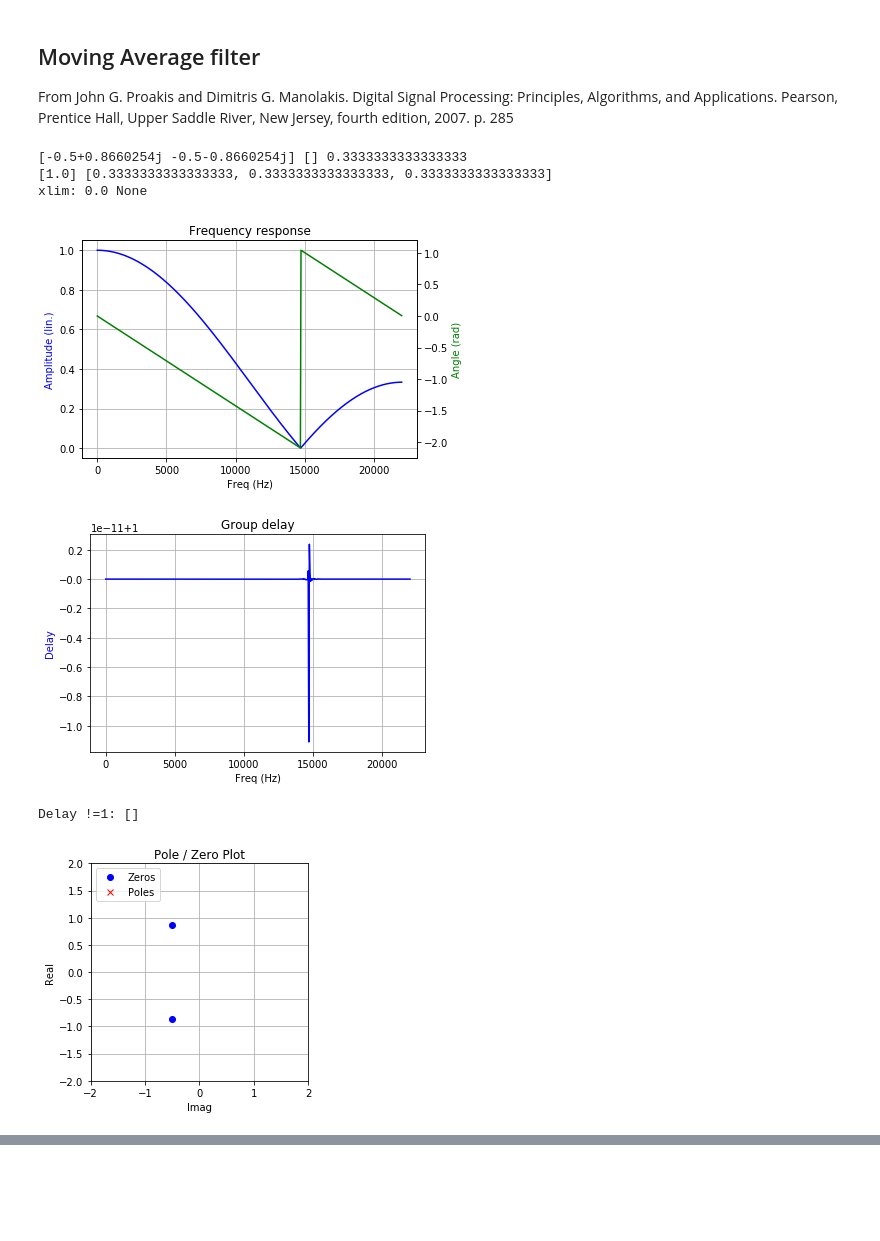
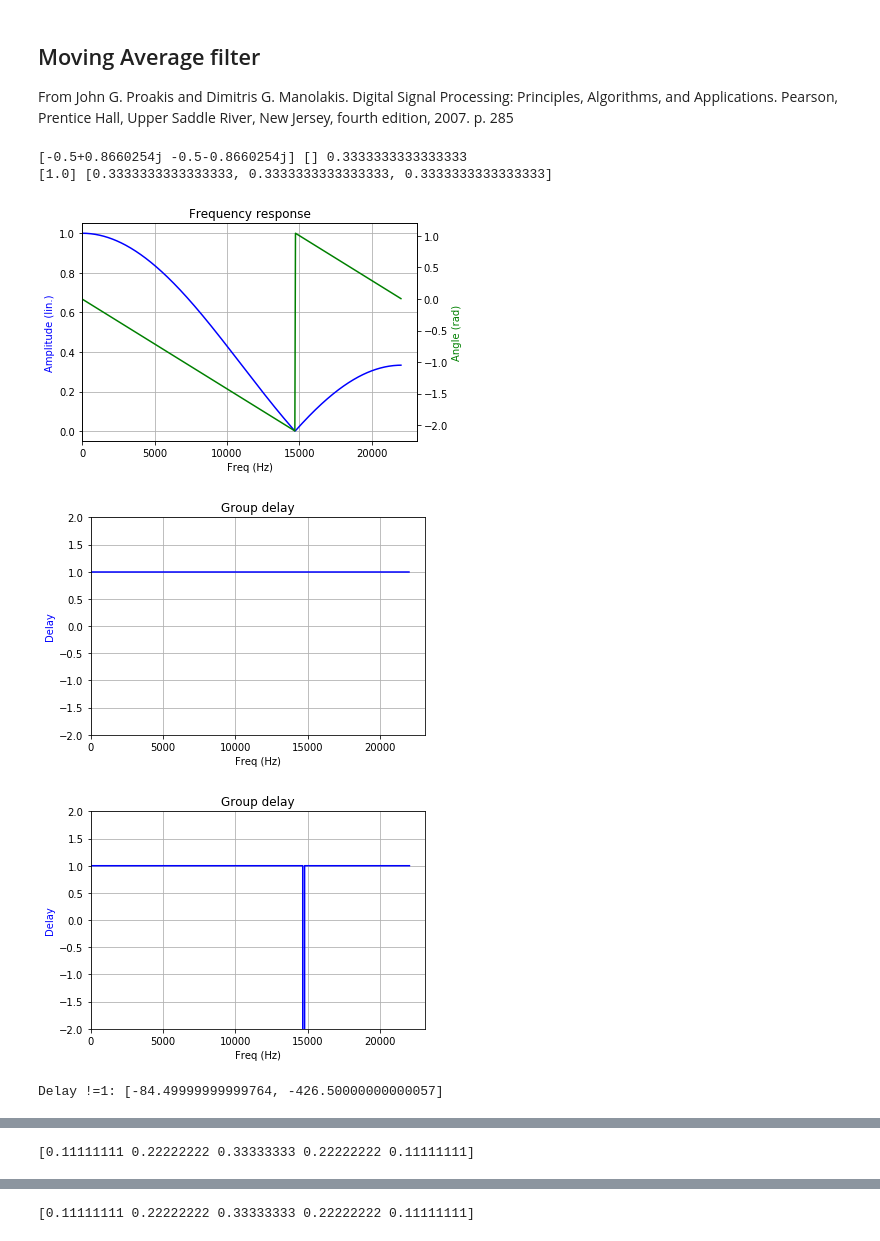
Before and after one commit to schlatterbeck/filter-optimizer, a Jupyter notebook: IIR_Filter.ipynb, the cells around one changed output, grey strips where cells are left out. Saved outputs shown, nothing was run; the diff lists cells and outputs as text; code cells hidden in the pictures; blank space fills up the shorter version.

Commit message:
More experiments with convolution

```diff
--- a/IIR_Filter.ipynb
+++ b/IIR_Filter.ipynb
@@ -37,6 +38,7 @@ def plot_response( w, h, title = 'Frequency response', fs = None
     plt.show ()
 # %%
-def plot_delay(w, d, title = "Group delay", fs = None, logx = False) :
+def plot_delay (w, d, title = "Group delay", fs = None
+               , logx = False, xmin = 0.0, xmax = None, ymin = None, ymax = None) :
     fig = plt.figure ()
     ax1 = fig.add_subplot (111)
     if logx :
@@ -54,6 +56,9 @@ def plot_delay(w, d, title = "Group delay", fs = None, logx = False) :
 
     plt.grid ()
     plt.axis ('tight')
+    ax1.set_xlim (xmin, xmax, auto = True)
+    if ymin is not None or ymax is not None :
+        ax1.set_ylim (ymin, ymax, auto = True)
     plt.show ()
 # %%
 def pole_zero_plot (poles, zeros, limit = 1e6) :
@@ -359,26 +365,46 @@ p. 285
 # %%
 b = [1.0/3.0] * 3
 a = [1.0]
-z, p, g = tf2zpk (b, a)
+z, p, g = signal.tf2zpk (b, a)
 print (z, p, g)
 print (a, b)
-w, h = freqz (b, a)
-#x, y = freqz (b, a, [k / 20. * pi for k in range (20)])
+w, h = signal.freqz (b, a)
+#x, y = signal.freqz (b, a, [k / 20. * pi for k in range (20)])
 #print (np.angle (y))
 #print ([x / y for x, y in zip (np.angle (y), x + 0.000001)])
-wg, gd = group_delay ((b, a))
-plot_response (w, h, fs = 44100, liny = True)
-plot_delay (wg, gd, fs = 44100)
+wg, gd = signal.group_delay ((b, a))
 eps = 0.001
+#print ("Delay !=1:", [x for x in gd if not 1-eps < x < 1+eps])
+#print (gd)
+
+plot_response (w, h, fs = 44100, logy = False)
+plot_delay (wg, gd, fs = 44100, ymin = -2, ymax = 2)
+#zzz, H = signal.freqz (b, a, 50000)
+zzz, H = signal.freqz (b, a, 513)
+gd = -np.diff (np.unwrap (np.angle(H))) / np.diff (zzz)
+plot_delay (wg, gd, fs = 44100, ymin = -2, ymax = 2)
+
 print ("Delay !=1:", [x for x in gd if not 1-eps < x < 1+eps])
 pole_zero_plot (p, z)
 xa = []
 ya = []
+
+# If we do this twice, the result should be equivalent with a double convolution:
+plot_response (w, h * h, fs = 44100, logy = False)
+bb = signal.convolve (b, b)
+print (bb)
+wc, hc = signal.freqz (bb, a)
+plot_response (wc, hc, fs = 44100, logy = False)
+# Instead multiplying zeros in the z plane:
+zz, pp, gg = signal.tf2zpk (bb, a)
+bbb, aaa = signal.zpk2tf (zz * zz, pp, gg)
+wm, hm = signal.freqz (bbb, aaa)
+plot_response (wm, hm, fs = 44100, logy = False)
+print (bbb)
 # %% [output]
 [-0.5+0.8660254j -0.5-0.8660254j] [] 0.3333333333333333
 [1.0] [0.3333333333333333, 0.3333333333333333, 0.3333333333333333]
-xlim: 0.0 None
-[figure, old version]
+[figure, new version]
-[figure, old version]
+[figure, new version]
+[figure, new version]
-Delay !=1: []
+Delay !=1: [-84.49999999999764, -426.50000000000057]
-[figure, old version]
@@ -384,0 +413 @@ Delay !=1: []
+[0.11111111 0.22222222 0.33333333 0.22222222 0.11111111]
@@ -384,0 +416 @@ Delay !=1: []
+[0.11111111 0.22222222 0.33333333 0.22222222 0.11111111]
```
Also changed, not shown: parts of 19 cells of this notebook.
